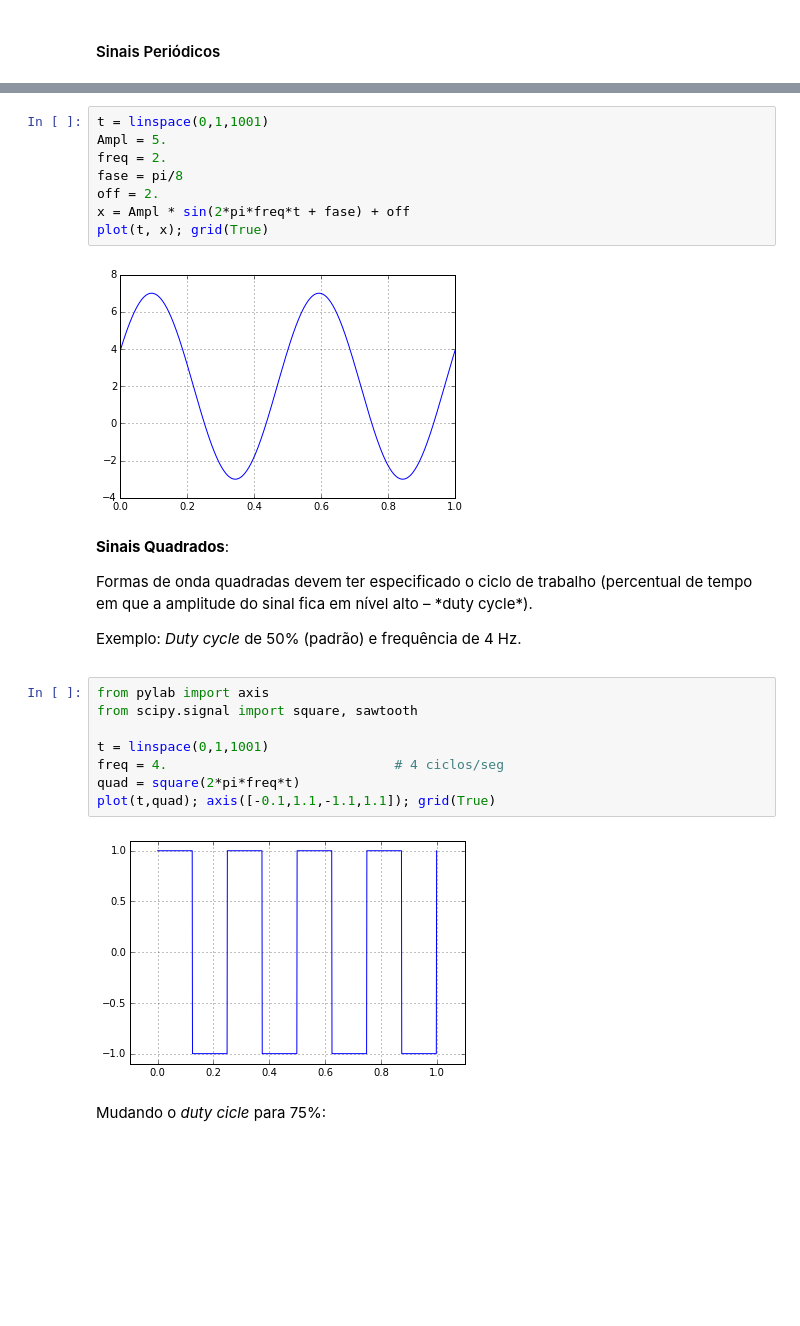
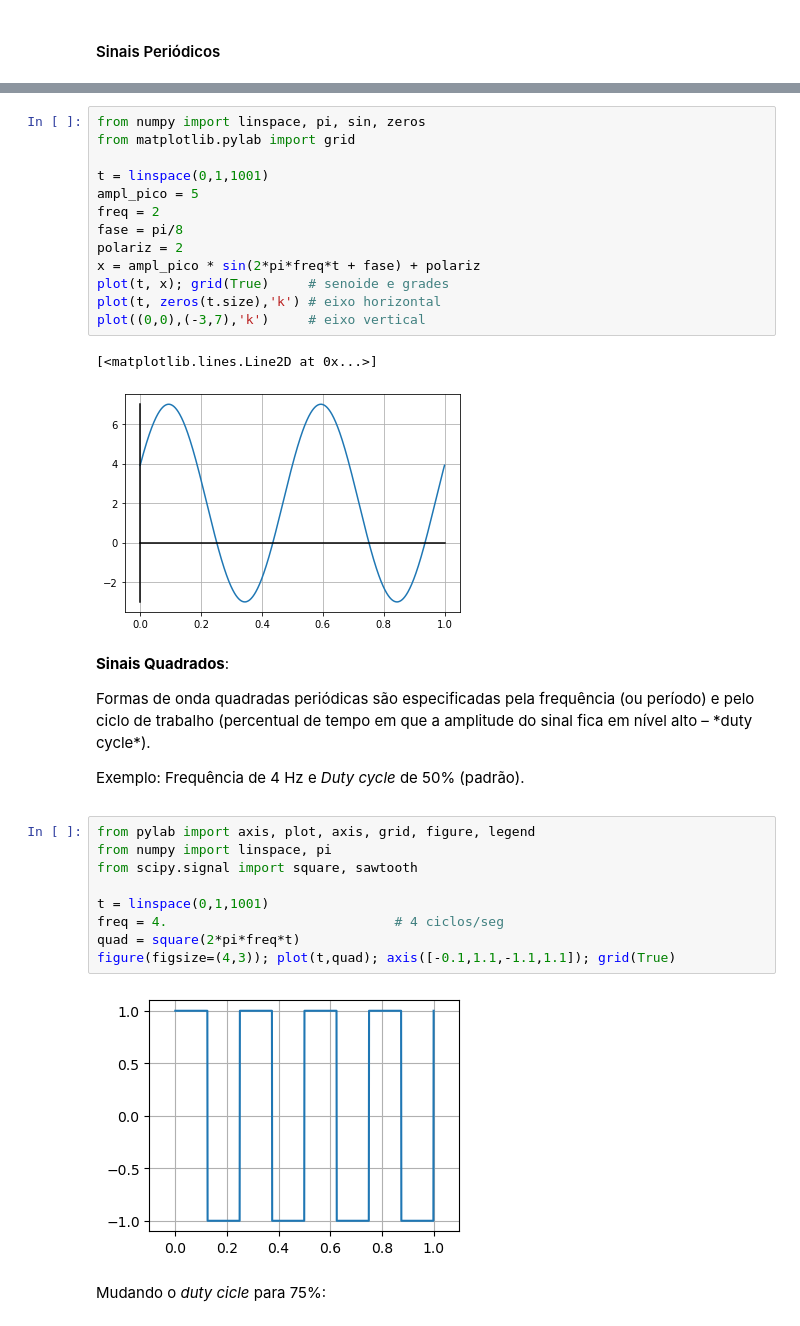
Before and after one commit to kaw19/pds, a Jupyter notebook: 01-Sinais/Sinais Discretos.ipynb, the cells around one changed output, grey strips where cells are left out. Saved outputs shown, nothing was run; the diff lists cells and outputs as text; blank space fills up the shorter version.

```diff
--- a/01-Sinais/Sinais Discretos.ipynb
+++ b/01-Sinais/Sinais Discretos.ipynb
@@ -332,28 +316,35 @@ Exemplo: *Script* gerar uma senóide com as seguintes especificações:
 # %%
+from numpy import linspace, pi, sin, zeros
+from matplotlib.pylab import grid
+
 t = linspace(0,1,1001)
-Ampl = 5.
-freq = 2.
+ampl_pico = 5
+freq = 2
 fase = pi/8
-off = 2.
-x = Ampl * sin(2*pi*freq*t + fase) + off
-plot(t, x); grid(True)
+polariz = 2
+x = ampl_pico * sin(2*pi*freq*t + fase) + polariz
+plot(t, x); grid(True)     # senoide e grades
+plot(t, zeros(t.size),'k') # eixo horizontal
+plot((0,0),(-3,7),'k')     # eixo vertical
 # %% [output]
+[<matplotlib.lines.Line2D at 0x...>]
-[figure, old version]
+[figure, new version]
 # %% [markdown]
 **Sinais Quadrados**:
-<p>Formas de onda quadradas devem ter especificado o ciclo de trabalho (percentual de tempo em que a amplitude do sinal fica em nível alto – *duty cycle*).
+<p>Formas de onda quadradas periódicas são especificadas pela frequência (ou período) e pelo ciclo de trabalho (percentual de tempo em que a amplitude do sinal fica em nível alto – *duty cycle*).
 
-Exemplo:  *Duty cycle* de 50% (padrão) e frequência de 4 Hz.
+Exemplo:  Frequência de 4 Hz e *Duty cycle* de 50% (padrão).
 # %%
-from pylab import axis
+from pylab import axis, plot, axis, grid, figure, legend
+from numpy import linspace, pi
 from scipy.signal import square, sawtooth
 
 t = linspace(0,1,1001)
 freq = 4.                             # 4 ciclos/seg
 quad = square(2*pi*freq*t)
-plot(t,quad); axis([-0.1,1.1,-1.1,1.1]); grid(True)
+figure(figsize=(4,3)); plot(t,quad); axis([-0.1,1.1,-1.1,1.1]); grid(True)
 # %% [output]
-[figure, old version]
+[figure, new version]
 # %% [markdown]
 Mudando o *duty cicle* para 75%:
 # %%
```
Also changed, not shown: parts of 42 cells of this notebook.
